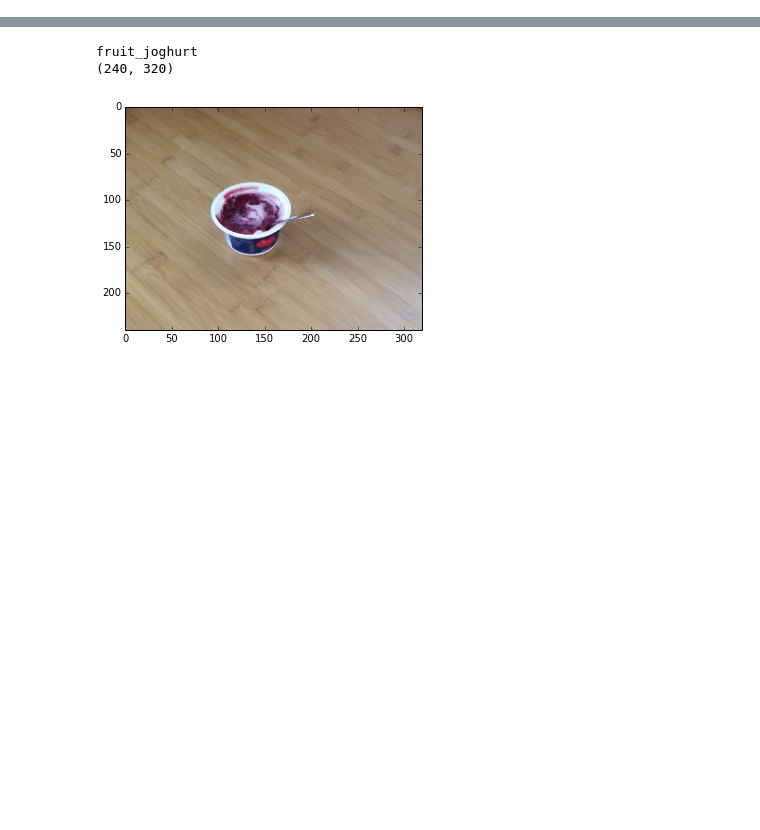
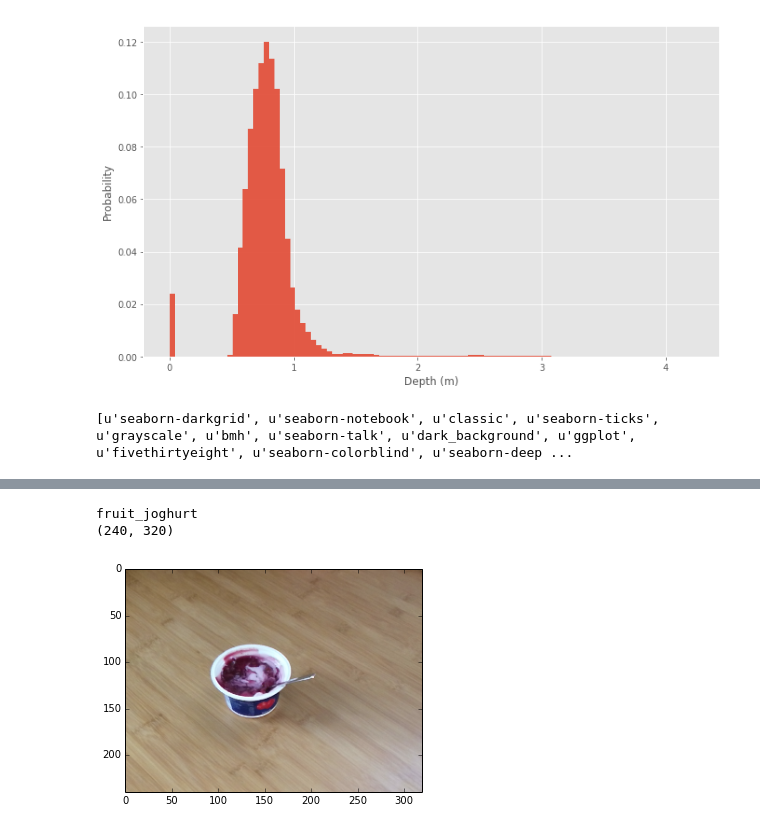
Before and after one commit to sebastian-schlecht/coco, a Jupyter notebook: examples/evaluation.ipynb, the cells around one changed output, grey strips where cells are left out. Cells and saved outputs as stored; diff of their text form; code cells hidden in the pictures; blank space fills up the shorter version.

```diff
--- a/examples/evaluation.ipynb
+++ b/examples/evaluation.ipynb
@@ -0,0 +1,27 @@
+# %%
+%matplotlib inline
+import matplotlib.pyplot as plt
+import numpy as np
+import h5py
+
+f = h5py.File("/ssd/food3d/f3d-rgbd-train.hdf5")
+depths = f["rgbd"][:,3,:,:]
+images = f["rgbd"][:,0:3,:,:]
+# %%
+plt.style.use('ggplot')
+
+fig = plt.figure(figsize=(10,6))
+bins = 100
+weights = np.ones_like(depths.flatten())/len(depths.flatten())
+
+plt.hist(depths.flatten(), 100, alpha=0.90, weights=weights)
+plt.xlabel("Depth (m)")
+plt.ylabel("Probability")
+plt.tight_layout()
+plt.savefig("f3d-hist.eps", dpi=200)
+# %% [output]
+[figure, added]
+# %%
+print(plt.style.available)
+# %% [output]
+[u'seaborn-darkgrid', u'seaborn-notebook', u'classic', u'seaborn-ticks', u'grayscale', u'bmh', u'seaborn-talk', u'dark_background', u'ggplot', u'fivethirtyeight', u'seaborn-colorblind', u'seaborn-deep ...
```
Also changed, not shown: parts of 2 cells of this notebook, 4 other files.
